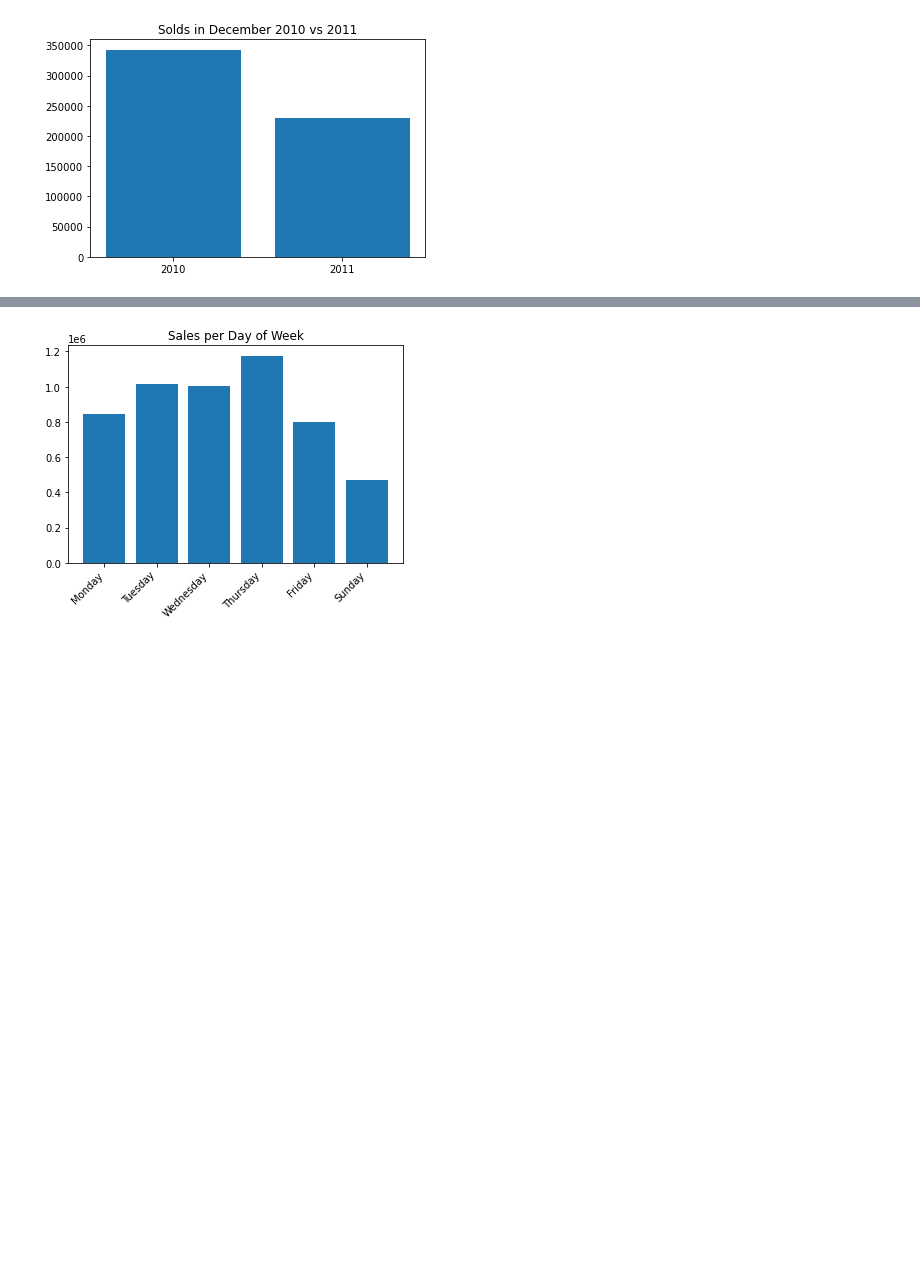
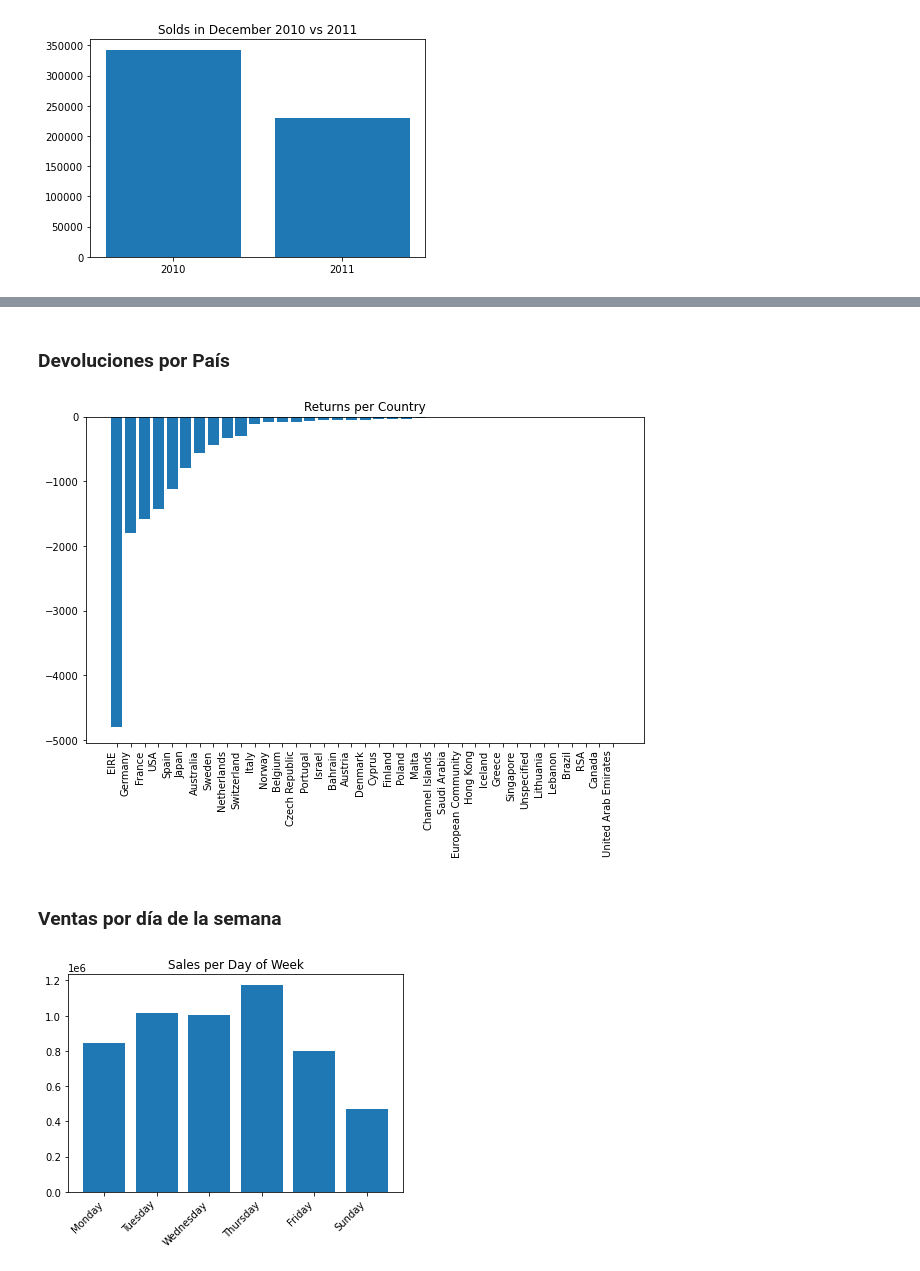
Before and after one commit to AnnLivio/EDA_on_retail_data, a Jupyter notebook: online_retail.ipynb, the cells around one changed output, grey strips where cells are left out. Cells and saved outputs as stored; diff of their text form; code cells hidden in the pictures; blank space fills up the shorter version.

```diff
--- a/online_retail.ipynb
+++ b/online_retail.ipynb
@@ -428,3 +444,22 @@ plt.show()
+# %% [markdown]
+### Devoluciones por País
+# %%
+#Returns per Country
+
+#Select the top 10 and exclude UK
+results = df_1.iloc[1:,].sort_values('Returns')
+
+plt.figure(figsize=(10,6))
+plt.bar(results['Country'], results['Returns'])
+
+plt.title('Returns per Country')
+plt.xticks(rotation='vertical', horizontalalignment='right')
+
+plt.show()
+# %% [output]
+[figure, added]
+# %% [markdown]
+### Ventas por día de la semana
 # %%
 results = df.groupby('WeekDay')['Quantity'].sum().sort_index()
 days = ['Monday', 'Tuesday', 'Wednesday','Thursday','Friday','Sunday']
```
Also changed, not shown: parts of 32 cells of this notebook.
